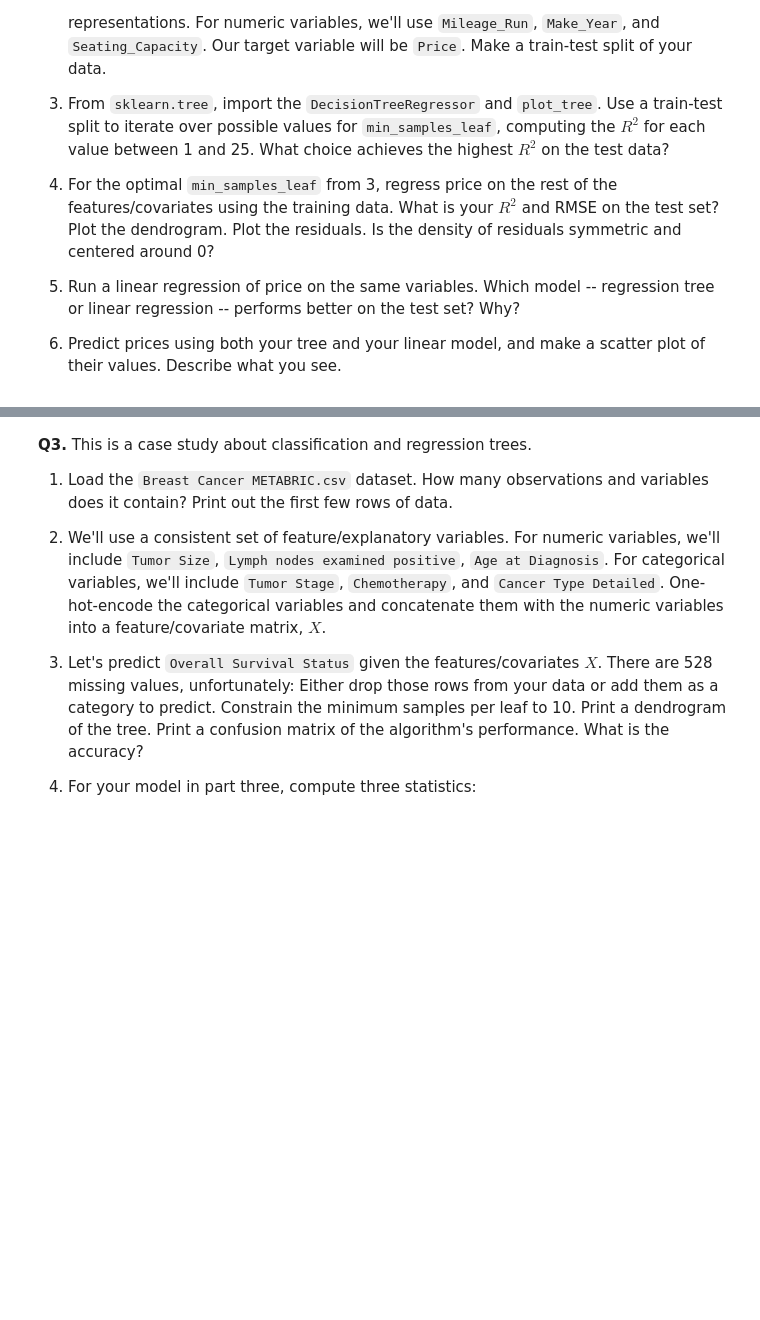
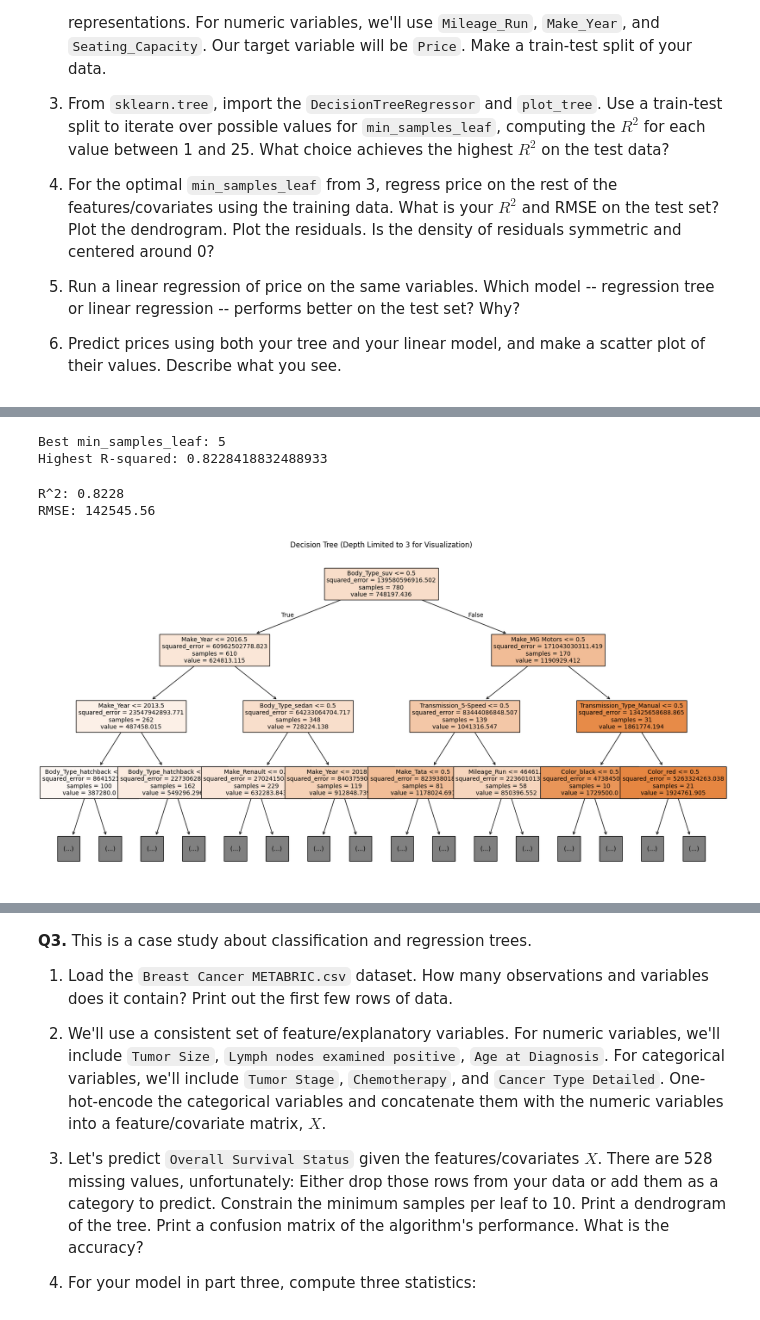
Before and after one commit to fwx5ax/trees, a Jupyter notebook: assignment/assignment.ipynb, the cells around one changed output, grey strips where cells are left out. Drawn from its saved outputs; the diff is of its cells as text; code cells hidden in the pictures; blank space fills up the shorter version.

```diff
--- a/assignment/assignment.ipynb
+++ b/assignment/assignment.ipynb
@@ -45,3 +49,11 @@ If a tree is very deep with many nodes and branches, and nearly pure leaves, it
 4. Run a linear regression of price on the same variables. Which model -- regression tree or linear regression -- performs better on the test set? Why?
 
 5. Predict prices using both your tree and your linear model, and make a scatter plot of their values. Describe what you see.
+# %%
+import numpy as np
+import pandas as pd
+import seaborn as sns
+import matplotlib.pyplot as plt
+
+df = pd.read_csv('/content/trees/assignment/data/cars_hw.csv') # Load divorce data
+df.head()
@@ -47,0 +81,42 @@ If a tree is very deep with many nodes and branches, and nearly pure leaves, it
+# %%
+from sklearn.tree import DecisionTreeRegressor
+from sklearn.metrics import r2_score, mean_squared_error
+
+# Iterate over min_samples_leaf values
+r2_scores = []
+for i in range(1, 26):
+    tree = DecisionTreeRegressor(min_samples_leaf=i, random_state=42)
+    tree.fit(X_train, y_train)
+    y_pred = tree.predict(X_test)
+    r2 = r2_score(y_test, y_pred)
+    r2_scores.append(r2)
+
+# Find the best min_samples_leaf
+best_min_samples_leaf = np.argmax(r2_scores) + 1
+print(f"Best min_samples_leaf: {best_min_samples_leaf}")
+print(f"Highest R-squared: {np.max(r2_scores)}")
+
+# the best min_sample_leaf is 5 with an R-squared of 0.822
+# %% [output]
+Best min_samples_leaf: 5
+Highest R-squared: 0.8228418832488933
+# %%
+tree_reg = DecisionTreeRegressor(min_samples_leaf=5, random_state=42)
+tree_reg.fit(X_train, y_train)
+
+# Predict and evaluate
+y_pred = tree_reg.predict(X_test)
+r2 = r2_score(y_test, y_pred)
+rmse = np.sqrt(mean_squared_error(y_test, y_pred))
+print(f"R^2: {r2:.4f}")
+print(f"RMSE: {rmse:.2f}")
+# %% [output]
+R^2: 0.8228
+RMSE: 142545.56
+# %%
+plt.figure(figsize=(20, 10))
+plot_tree(tree_reg, feature_names=X.columns, filled=True, max_depth=3, fontsize=10)
+plt.title("Decision Tree (Depth Limited to 3 for Visualization)")
+plt.show()
+# %% [output]
+[figure, added]
```
Also changed, not shown: parts of 5 cells of this notebook.
